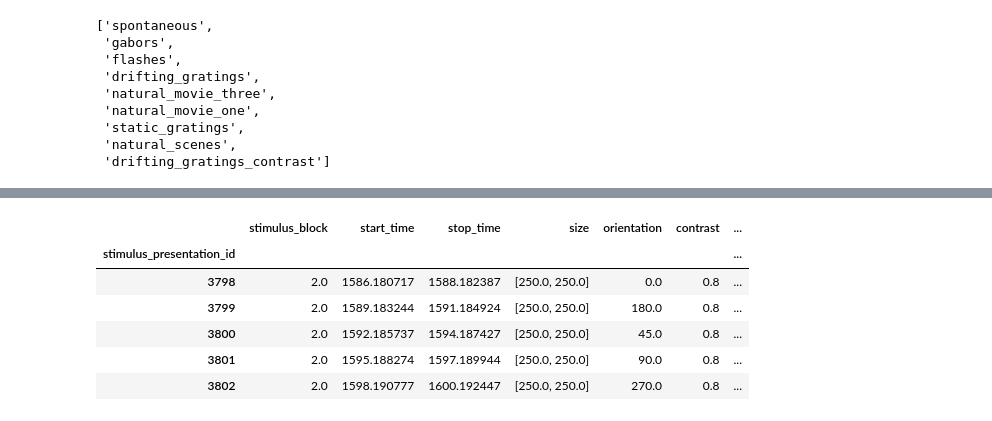
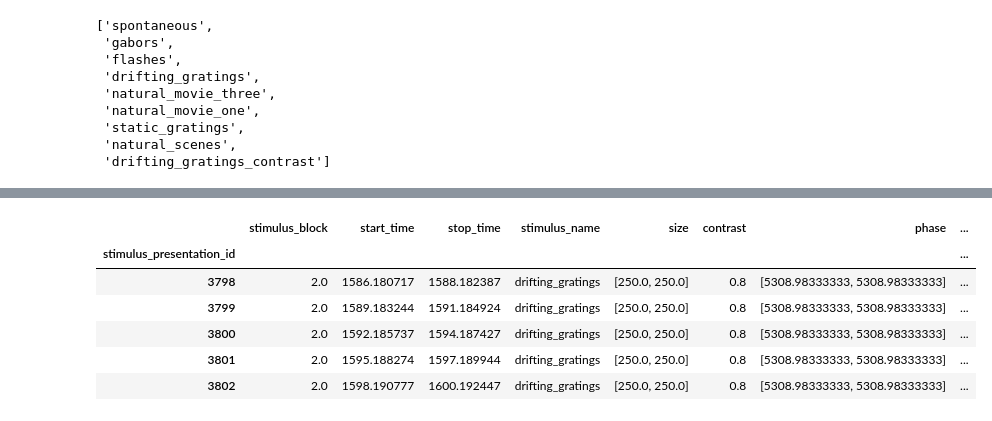
Before and after one commit to FilippoRonzino/mathematical-modelling-for-neuroscience, a Jupyter notebook: import_data.ipynb, the cells around one changed output, grey strips where cells are left out. Drawn from its saved outputs; the diff is of its cells as text; code cells hidden in the pictures.

```diff
--- a/import_data.ipynb
+++ b/import_data.ipynb
@@ -70,10 +70,11 @@ oursession.get_stimulus_table().head()
 # %%
-oursession.get_stimulus_table(['drifting_gratings']).head()
+stimuli_table = oursession.get_stimulus_table('drifting_gratings').head()
+stimuli_table
 # %% [output]
-|  | stimulus_block | start_time | stop_time | size | orientation | contrast | ... |
-| stimulus_presentation_id |  |  |  |  |  |  | ... |
-| 3798 | 2.0 | 1586.180717 | 1588.182387 | [250.0, 250.0] | 0.0 | 0.8 | ... |
-| 3799 | 2.0 | 1589.183244 | 1591.184924 | [250.0, 250.0] | 180.0 | 0.8 | ... |
-| 3800 | 2.0 | 1592.185737 | 1594.187427 | [250.0, 250.0] | 45.0 | 0.8 | ... |
-| 3801 | 2.0 | 1595.188274 | 1597.189944 | [250.0, 250.0] | 90.0 | 0.8 | ... |
-| 3802 | 2.0 | 1598.190777 | 1600.192447 | [250.0, 250.0] | 270.0 | 0.8 | ... |
+|  | stimulus_block | start_time | stop_time | stimulus_name | size | contrast | phase | ... |
+| stimulus_presentation_id |  |  |  |  |  |  |  | ... |
+| 3798 | 2.0 | 1586.180717 | 1588.182387 | drifting_gratings | [250.0, 250.0] | 0.8 | [5308.98333333, 5308.98333333] | ... |
+| 3799 | 2.0 | 1589.183244 | 1591.184924 | drifting_gratings | [250.0, 250.0] | 0.8 | [5308.98333333, 5308.98333333] | ... |
+| 3800 | 2.0 | 1592.185737 | 1594.187427 | drifting_gratings | [250.0, 250.0] | 0.8 | [5308.98333333, 5308.98333333] | ... |
+| 3801 | 2.0 | 1595.188274 | 1597.189944 | drifting_gratings | [250.0, 250.0] | 0.8 | [5308.98333333, 5308.98333333] | ... |
+| 3802 | 2.0 | 1598.190777 | 1600.192447 | drifting_gratings | [250.0, 250.0] | 0.8 | [5308.98333333, 5308.98333333] | ... |
```
Also changed, not shown: parts of 6 cells of this notebook.
